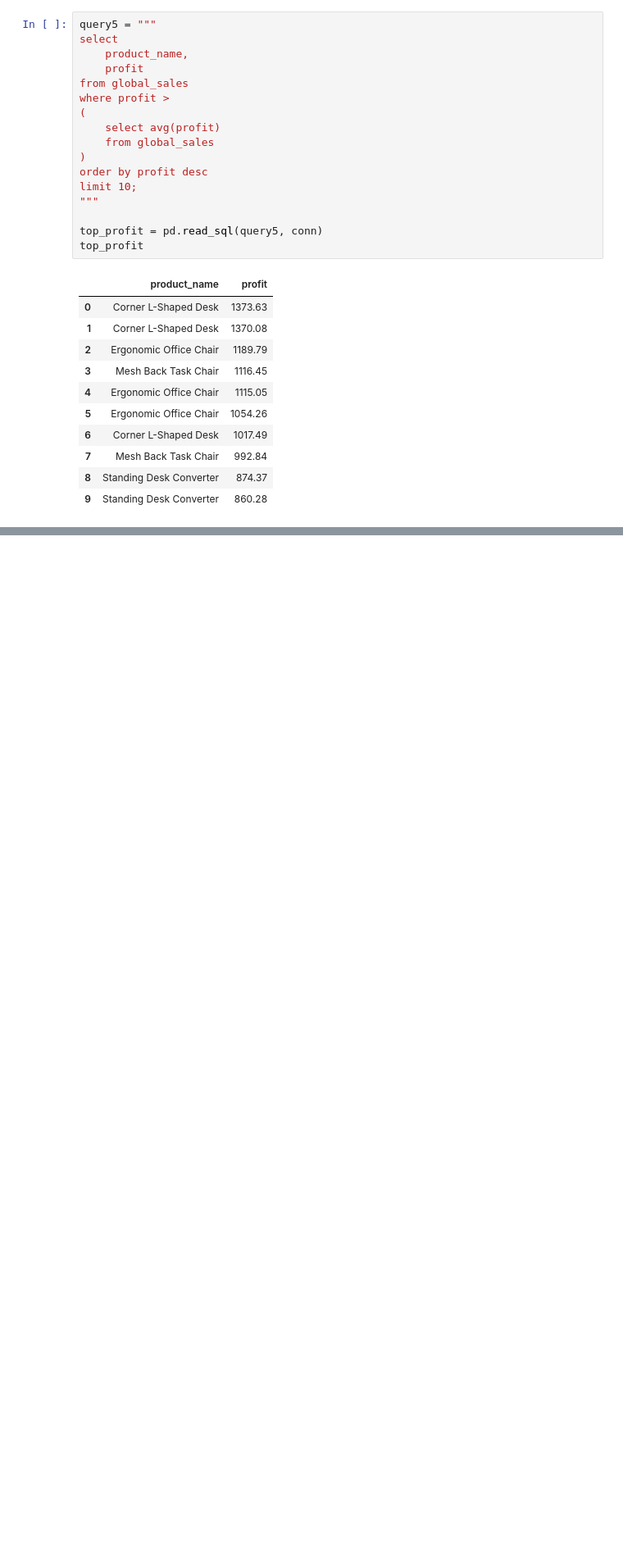
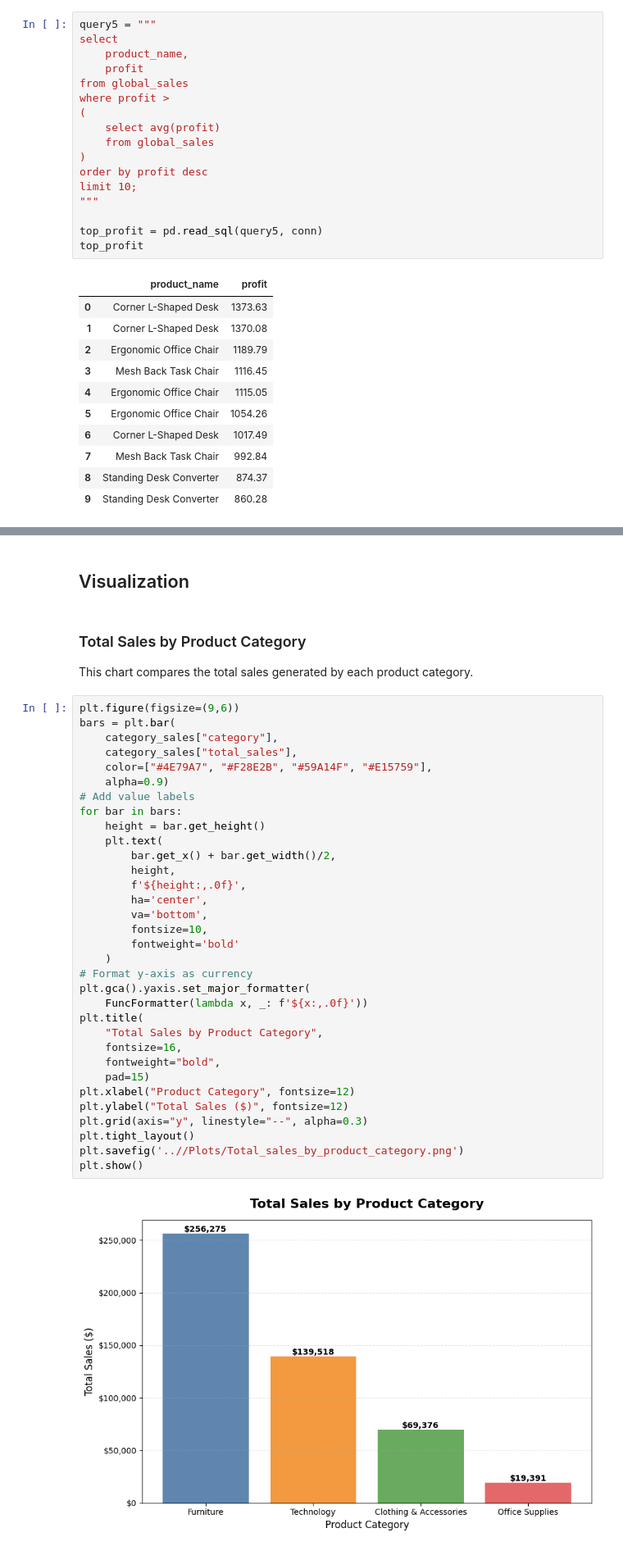
Before and after one commit to KiruthigaSidharthan/Global_Ecommerce_Sales_Analysis, a Jupyter notebook: Notebooks/Ecommerce_Sales_Transaction_Analysis.ipynb, the cells around one changed output, grey strips where cells are left out. Shown at 82% size. Saved outputs shown, nothing was run; the diff lists cells and outputs as text; blank space fills up the shorter version.

Commit message:
visualizations and analysis charts added

```diff
--- a/Notebooks/Ecommerce_Sales_Transaction_Analysis.ipynb
+++ b/Notebooks/Ecommerce_Sales_Transaction_Analysis.ipynb
@@ -688,0 +740,41 @@ top_profit
+# %% [markdown]
+## Visualization
+# %% [markdown]
+### Total Sales by Product Category
+
+This chart compares the total sales generated by each product category.
+# %%
+plt.figure(figsize=(9,6))
+bars = plt.bar(
+    category_sales["category"],
+    category_sales["total_sales"],
+    color=["#4E79A7", "#F28E2B", "#59A14F", "#E15759"],
+    alpha=0.9)
+# Add value labels
+for bar in bars:
+    height = bar.get_height()
+    plt.text(
+        bar.get_x() + bar.get_width()/2,
+        height,
+        f'${height:,.0f}',
+        ha='center',
+        va='bottom',
+        fontsize=10,
+        fontweight='bold'
+    )
+# Format y-axis as currency
+plt.gca().yaxis.set_major_formatter(
+    FuncFormatter(lambda x, _: f'${x:,.0f}'))
+plt.title(
+    "Total Sales by Product Category",
+    fontsize=16,
+    fontweight="bold",
+    pad=15)
+plt.xlabel("Product Category", fontsize=12)
+plt.ylabel("Total Sales ($)", fontsize=12)
+plt.grid(axis="y", linestyle="--", alpha=0.3)
+plt.tight_layout()
+plt.savefig('..//Plots/Total_sales_by_product_category.png')
+plt.show()
+# %% [output]
+[figure, added]
```
Also changed, not shown: parts of 16 cells of this notebook, 6 other files.
